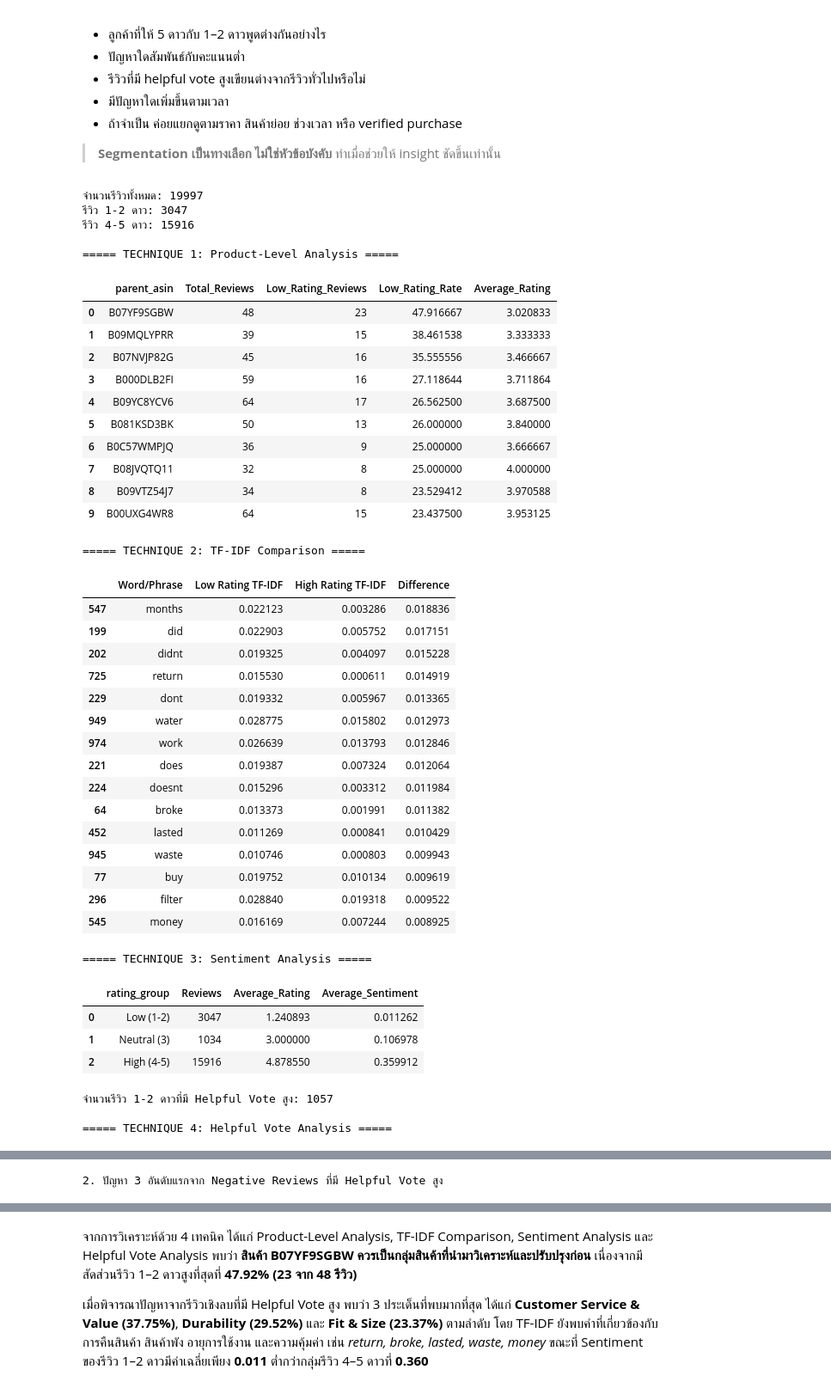
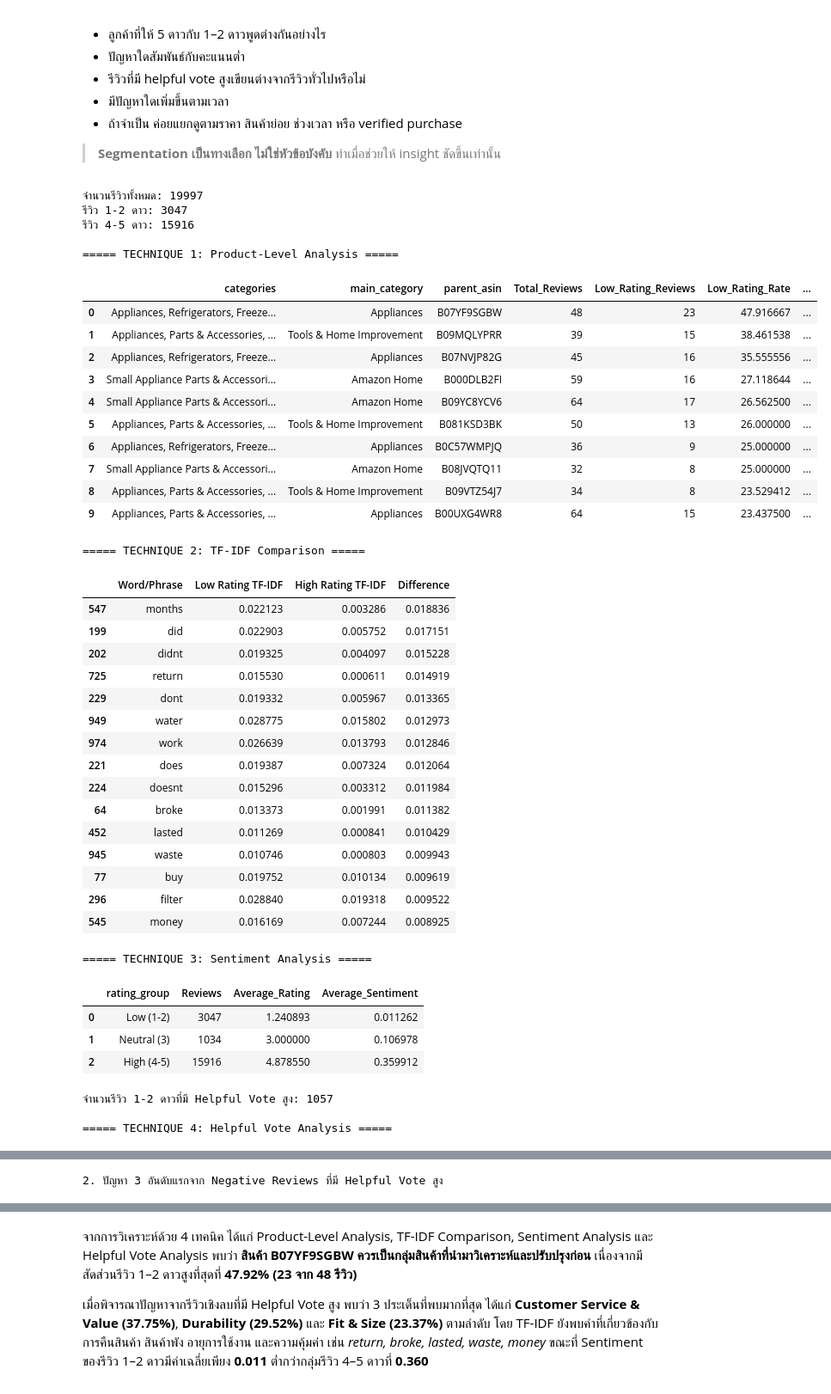
Before and after one commit to doperjerr/Project1-Text_Analytics69, a Jupyter notebook: project1_text_analytics69.ipynb, the cells around one changed output, grey strips where cells are left out. Shown at 86% size. Saved outputs shown, nothing was run; the diff lists cells and outputs as text; code cells hidden in the pictures.

```diff
--- a/project1_text_analytics69.ipynb
+++ b/project1_text_analytics69.ipynb
@@ -878,12 +878,23 @@ print("รีวิว 1-2 ดาว:", len(df_low))
 print("รีวิว 4-5 ดาว:", len(df_high))
 
 
+
+# ============================================================
+# TECHNIQUE 1: Product-Level Analysis
+# ============================================================
+
+# แปลง categories จาก list ให้เป็นข้อความ
+df['categories'] = df['categories'].apply(
+    lambda x: ', '.join(x) if isinstance(x, list) else str(x)
+)
+
+
 # ============================================================
 # TECHNIQUE 1: Product-Level Analysis
 # ============================================================
 
 product_summary = (
-    df.groupby('parent_asin')
+    df.groupby(['categories', 'main_category', 'parent_asin'])
       .agg(
           Total_Reviews=('rating', 'count'),
           Low_Rating_Reviews=('rating', lambda x: (x <= 2).sum()),
@@ -918,6 +929,8 @@ print("\n===== TECHNIQUE 1: Product-Level Analysis =====")
 display(
     top_problem_products[
         [
+            'categories',
+            'main_category',
             'parent_asin',
             'Total_Reviews',
             'Low_Rating_Reviews',
@@ -926,7 +939,6 @@ display(
         ]
     ]
 )
-
 
 # ============================================================
 # TECHNIQUE 2: TF-IDF Comparison
@@ -1179,44 +1191,44 @@ display(helpful_issue_summary)
 
 print("\n==========================================")
 print("CLIENT BRIEF SUMMARY")
 print("==========================================")
 
 print("\n1. Product ที่มีสัดส่วนรีวิว 1-2 ดาวสูงที่สุด")
 
 display(
     top_problem_products[
         [
             'parent_asin',
             'Total_Reviews',
             'Low_Rating_Reviews',
             'Low_Rating_Rate',
             'Average_Rating'
         ]
     ].head(5)
 )
 
 print("\n2. ปัญหา 3 อันดับแรกจาก Negative Reviews ที่มี Helpful Vote สูง")
 
 display(
     helpful_issue_summary.head(3)
 )
 # %% [output]
 จำนวนรีวิวทั้งหมด: 19997
 รีวิว 1-2 ดาว: 3047
 รีวิว 4-5 ดาว: 15916
 
 ===== TECHNIQUE 1: Product-Level Analysis =====
-|  | parent_asin | Total_Reviews | Low_Rating_Reviews | Low_Rating_Rate | Average_Rating |
-| 0 | B07YF9SGBW | 48 | 23 | 47.916667 | 3.020833 |
-| 1 | B09MQLYPRR | 39 | 15 | 38.461538 | 3.333333 |
-| 2 | B07NVJP82G | 45 | 16 | 35.555556 | 3.466667 |
-| 3 | B000DLB2FI | 59 | 16 | 27.118644 | 3.711864 |
-| 4 | B09YC8YCV6 | 64 | 17 | 26.562500 | 3.687500 |
-| 5 | B081KSD3BK | 50 | 13 | 26.000000 | 3.840000 |
-| 6 | B0C57WMPJQ | 36 | 9 | 25.000000 | 3.666667 |
-| 7 | B08JVQTQ11 | 32 | 8 | 25.000000 | 4.000000 |
-| 8 | B09VTZ54J7 | 34 | 8 | 23.529412 | 3.970588 |
-| 9 | B00UXG4WR8 | 64 | 15 | 23.437500 | 3.953125 |
+|  | categories | main_category | parent_asin | Total_Reviews | Low_Rating_Reviews | Low_Rating_Rate | ... |
+| 0 | Appliances, Refrigerators, Freeze... | Appliances | B07YF9SGBW | 48 | 23 | 47.916667 | ... |
+| 1 | Appliances, Parts & Accessories, ... | Tools & Home Improvement | B09MQLYPRR | 39 | 15 | 38.461538 | ... |
+| 2 | Appliances, Refrigerators, Freeze... | Appliances | B07NVJP82G | 45 | 16 | 35.555556 | ... |
+| 3 | Small Appliance Parts & Accessori... | Amazon Home | B000DLB2FI | 59 | 16 | 27.118644 | ... |
+| 4 | Small Appliance Parts & Accessori... | Amazon Home | B09YC8YCV6 | 64 | 17 | 26.562500 | ... |
+| 5 | Appliances, Parts & Accessories, ... | Tools & Home Improvement | B081KSD3BK | 50 | 13 | 26.000000 | ... |
+| 6 | Appliances, Refrigerators, Freeze... | Appliances | B0C57WMPJQ | 36 | 9 | 25.000000 | ... |
+| 7 | Small Appliance Parts & Accessori... | Amazon Home | B08JVQTQ11 | 32 | 8 | 25.000000 | ... |
+| 8 | Appliances, Parts & Accessories, ... | Tools & Home Improvement | B09VTZ54J7 | 34 | 8 | 23.529412 | ... |
+| 9 | Appliances, Parts & Accessories, ... | Appliances | B00UXG4WR8 | 64 | 15 | 23.437500 | ... |
 ===== TECHNIQUE 2: TF-IDF Comparison =====
 |  | Word/Phrase | Low Rating TF-IDF | High Rating TF-IDF | Difference |
 | 547 | months | 0.022123 | 0.003286 | 0.018836 |
```
Also changed, not shown: parts of 2 cells of this notebook.
